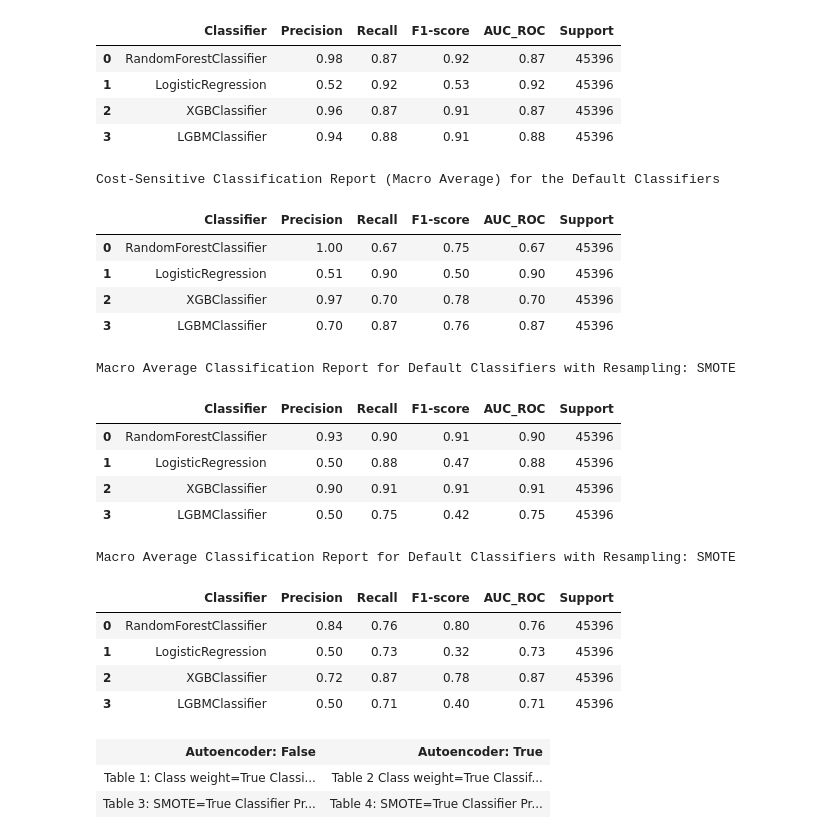
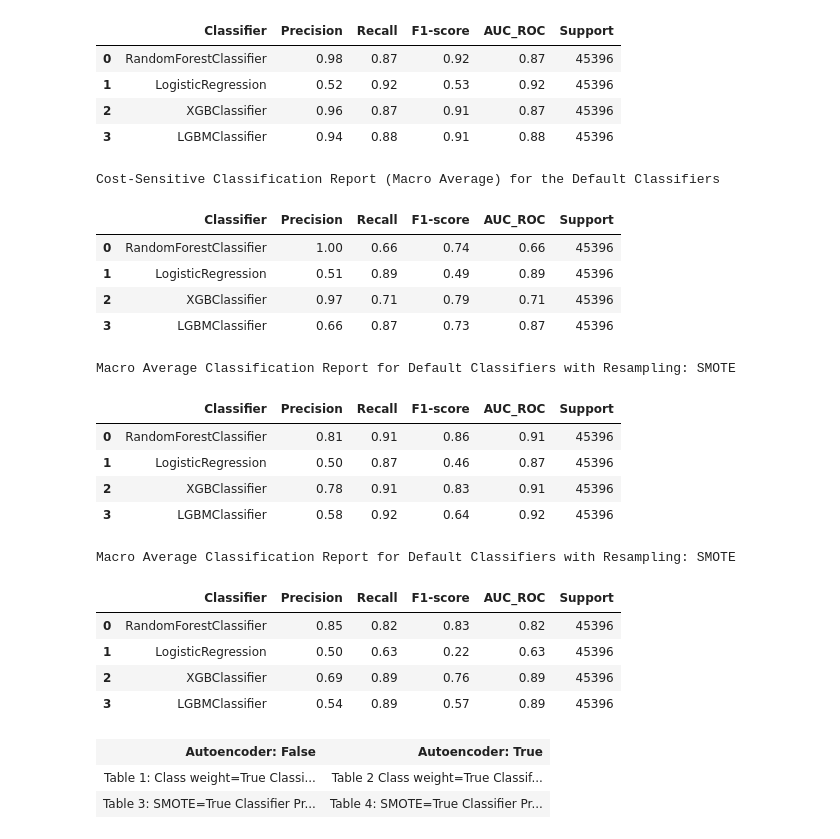
Before and after one commit to KevinChima/Credit-Card-Fraud, a Jupyter notebook: CreditCardFraud.ipynb, the cells around one changed output. Saved outputs shown, nothing was run; the diff lists cells and outputs as text; code cells hidden in the pictures.

```diff
--- a/CreditCardFraud.ipynb
+++ b/CreditCardFraud.ipynb
@@ -771,7 +796,7 @@ def plot_confusion_matrix(y_val, y_preds, labels, clf_name):
 
 
 def find_best_threshold(y_true, y_pred_probs):
-    thresholds = np.arange(0.1, 1.0, 0.1)
+    thresholds = np.arange(0.1, 1.0, 0.01)
     best_threshold = 0.5  # Initial best threshold
     best_f1 = 0.0  # Initial best F1 score
 
@@ -782,5 +807,5 @@ def find_best_threshold(y_true, y_pred_probs):
         if f1 > best_f1:
             best_f1 = f1
             best_threshold = threshold
-
+    print(f'The best threshold for is model is: {best_threshold}')
     return best_threshold, best_f1
@@ -921,32 +959,34 @@ table_2
 # %% [output]
 Cost-Sensitive Classification Report (Macro Average) for the Default Classifiers
 |  | Classifier | Precision | Recall | F1-score | AUC_ROC | Support |
-| 0 | RandomForestClassifier | 1.00 | 0.67 | 0.75 | 0.67 | 45396 |
-| 1 | LogisticRegression | 0.51 | 0.90 | 0.50 | 0.90 | 45396 |
-| 2 | XGBClassifier | 0.97 | 0.70 | 0.78 | 0.70 | 45396 |
-| 3 | LGBMClassifier | 0.70 | 0.87 | 0.76 | 0.87 | 45396 |
+| 0 | RandomForestClassifier | 1.00 | 0.66 | 0.74 | 0.66 | 45396 |
+| 1 | LogisticRegression | 0.51 | 0.89 | 0.49 | 0.89 | 45396 |
+| 2 | XGBClassifier | 0.97 | 0.71 | 0.79 | 0.71 | 45396 |
+| 3 | LGBMClassifier | 0.66 | 0.87 | 0.73 | 0.87 | 45396 |
 # %%
-_, table_3 = train_evaluate(classifiers, over=True, labels=labels)
+_, table_3 = train_evaluate(classifiers, over=True, over_sampling=SMOTE(sampling_strategy=0.1, random_state=42), under=True,
+                            undersampling=RandomUnderSampler(sampling_strategy=.6, random_state=42), labels=labels)
 print('Macro Average Classification Report for Default Classifiers with Resampling: SMOTE')
 table_3
 # %% [output]
 Macro Average Classification Report for Default Classifiers with Resampling: SMOTE
 |  | Classifier | Precision | Recall | F1-score | AUC_ROC | Support |
-| 0 | RandomForestClassifier | 0.93 | 0.90 | 0.91 | 0.90 | 45396 |
-| 1 | LogisticRegression | 0.50 | 0.88 | 0.47 | 0.88 | 45396 |
-| 2 | XGBClassifier | 0.90 | 0.91 | 0.91 | 0.91 | 45396 |
-| 3 | LGBMClassifier | 0.50 | 0.75 | 0.42 | 0.75 | 45396 |
+| 0 | RandomForestClassifier | 0.81 | 0.91 | 0.86 | 0.91 | 45396 |
+| 1 | LogisticRegression | 0.50 | 0.87 | 0.46 | 0.87 | 45396 |
+| 2 | XGBClassifier | 0.78 | 0.91 | 0.83 | 0.91 | 45396 |
+| 3 | LGBMClassifier | 0.58 | 0.92 | 0.64 | 0.92 | 45396 |
 # %%
-_, table_4 = train_evaluate(classifiers, autoencoder=True, over=True, encoding_units=22, sparsity=True, labels=labels)
+_, table_4 = train_evaluate(classifiers, autoencoder=True,  sparsity=True, over_sampling=SMOTE(sampling_strategy=0.1, random_state=42),
+                            over=True, encoding_units=22, under=True, undersampling=RandomUnderSampler(sampling_strategy=.5, random_state=42), labels=labels)
 print('Macro Average Classification Report for Default Classifiers with Resampling: SMOTE')
 table_4
 # %% [output]
 Macro Average Classification Report for Default Classifiers with Resampling: SMOTE
 |  | Classifier | Precision | Recall | F1-score | AUC_ROC | Support |
-| 0 | RandomForestClassifier | 0.84 | 0.76 | 0.80 | 0.76 | 45396 |
-| 1 | LogisticRegression | 0.50 | 0.73 | 0.32 | 0.73 | 45396 |
-| 2 | XGBClassifier | 0.72 | 0.87 | 0.78 | 0.87 | 45396 |
-| 3 | LGBMClassifier | 0.50 | 0.71 | 0.40 | 0.71 | 45396 |
+| 0 | RandomForestClassifier | 0.85 | 0.82 | 0.83 | 0.82 | 45396 |
+| 1 | LogisticRegression | 0.50 | 0.63 | 0.22 | 0.63 | 45396 |
+| 2 | XGBClassifier | 0.69 | 0.89 | 0.76 | 0.89 | 45396 |
+| 3 | LGBMClassifier | 0.54 | 0.89 | 0.57 | 0.89 | 45396 |
 # %%
 column_titles  = ['Autoencoder: False', 'Autoencoder: True']
 table_titles = ['Table 1: Class weight=True', 'Table 2 Class weight=True', 'Table 3: SMOTE=True', 'Table 4: SMOTE=True']
```
Also changed, not shown: parts of 32 cells of this notebook.
